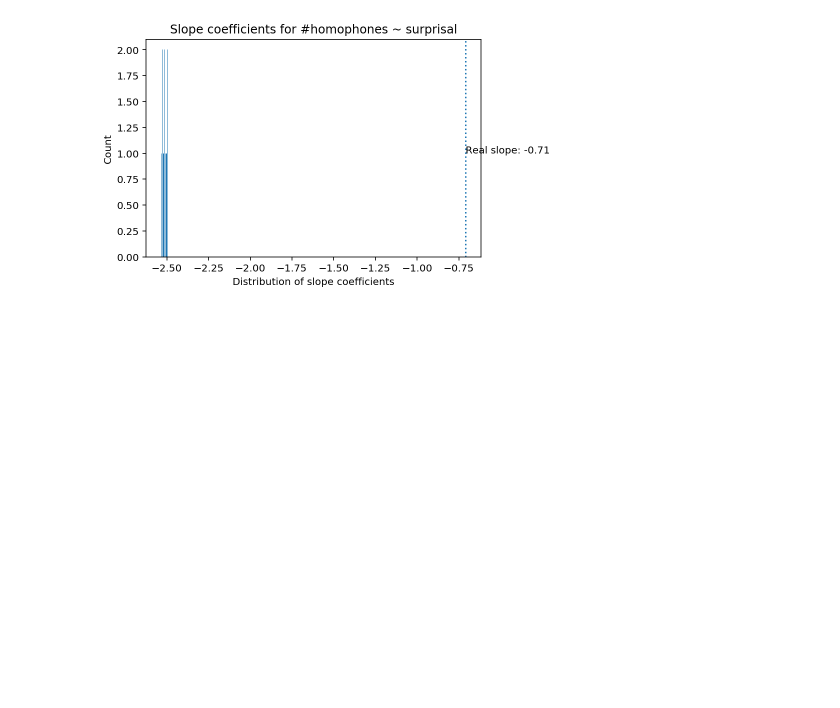
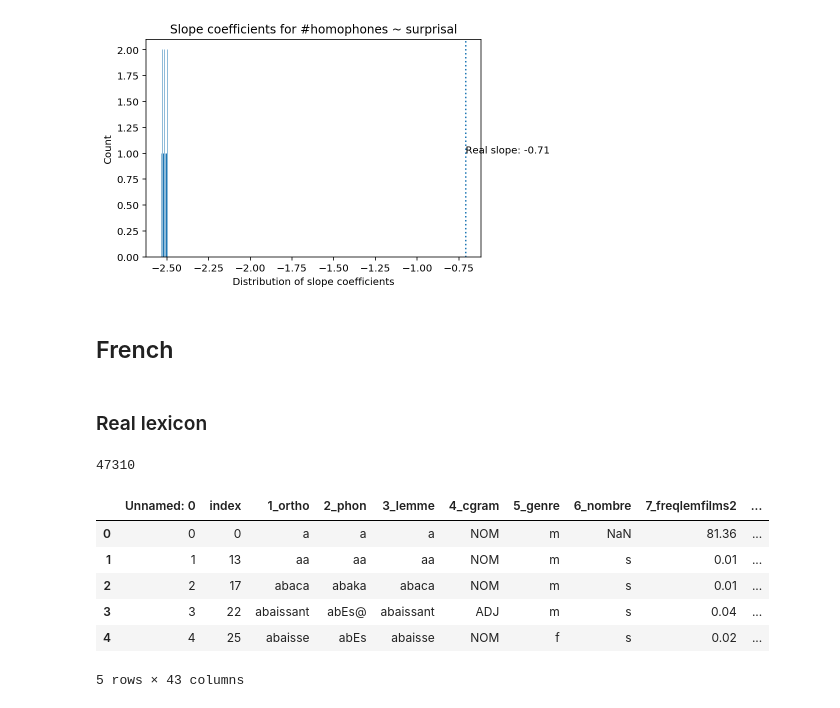
Before and after one commit to seantrott/homophone_simulations, a Jupyter notebook: using_null_lexicons.ipynb, the cells around one changed output. Saved outputs shown, nothing was run; the diff lists cells and outputs as text; code cells hidden in the pictures; blank space fills up the shorter version.

```diff
--- a/using_null_lexicons.ipynb
+++ b/using_null_lexicons.ipynb
@@ -697,3 +697,7 @@ plt.title("Slope coefficients for #homophones ~ surprisal")
 plt.show()
 # %% [output]
 [figure]
+# %% [markdown]
+## French
+# %% [markdown]
+### Real lexicon
@@ -699,0 +706,15 @@ plt.show()
+# %%
+len(df_celex_og)
+# %% [output]
+47310
+# %%
+df_celex_processed = pd.read_csv("data/processed/french/french_lemmas_processed.csv")
+df_celex_processed.head(5)
+# %% [output]
+|  | Unnamed: 0 | index | 1_ortho | 2_phon | 3_lemme | 4_cgram | 5_genre | 6_nombre | 7_freqlemfilms2 | ... |
+| 0 | 0 | 0 | a | a | a | NOM | m | NaN | 81.36 | ... |
+| 1 | 1 | 13 | aa | aa | aa | NOM | m | s | 0.01 | ... |
+| 2 | 2 | 17 | abaca | abaka | abaca | NOM | m | s | 0.01 | ... |
+| 3 | 3 | 22 | abaissant | abEs@ | abaissant | ADJ | m | s | 0.04 | ... |
+| 4 | 4 | 25 | abaisse | abEs | abaisse | NOM | f | s | 0.02 | ... |
+5 rows × 43 columns
```
Also changed, not shown: parts of 14 cells of this notebook, 3 other files.
